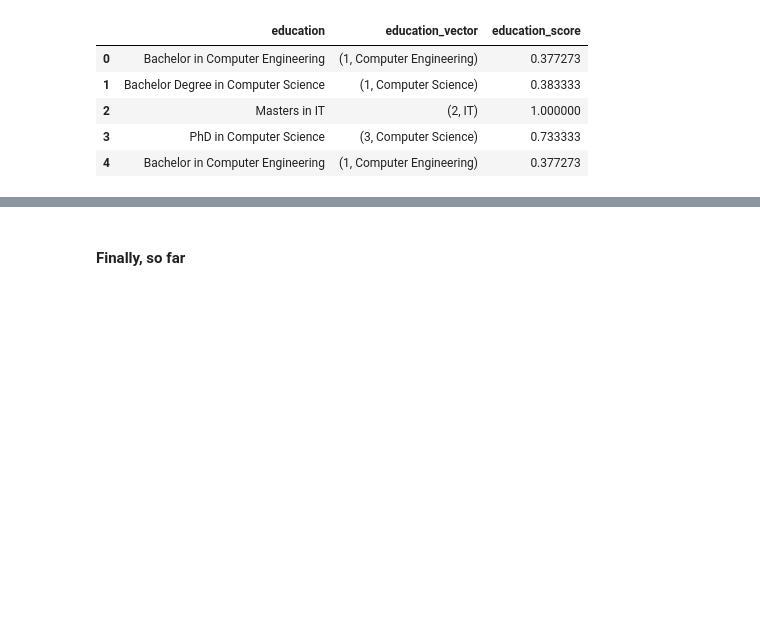
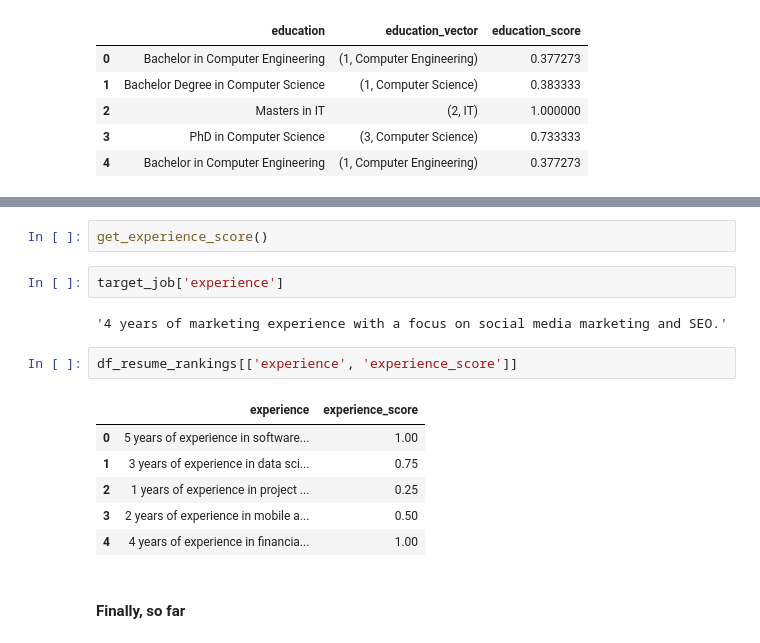
Before and after one commit to The-SP/Applicant-Ranking-System, a Jupyter notebook: Applicant_Ranker.ipynb, the cells around one changed output, grey strips where cells are left out. Cells and saved outputs as stored; diff of their text form; blank space fills up the shorter version.

Commit message:
Add basic experience scoring

```diff
--- a/Applicant_Ranker.ipynb
+++ b/Applicant_Ranker.ipynb
@@ -339,3 +365,18 @@ df_resume_rankings[['education', 'education_vector', 'education_score']]
+# %%
+get_experience_score()
+# %%
+target_job['experience']
+# %% [output]
+'4 years of marketing experience with a focus on social media marketing and SEO.'
+# %%
+df_resume_rankings[['experience', 'experience_score']]
+# %% [output]
+|  | experience | experience_score |
+| 0 | 5 years of experience in software... | 1.00 |
+| 1 | 3 years of experience in data sci... | 0.75 |
+| 2 | 1 years of experience in project ... | 0.25 |
+| 3 | 2 years of experience in mobile a... | 0.50 |
+| 4 | 4 years of experience in financia... | 1.00 |
 # %% [markdown]
 #### Finally, so far
 # %%
```
Also changed, not shown: parts of 10 cells of this notebook, 2 other files.
